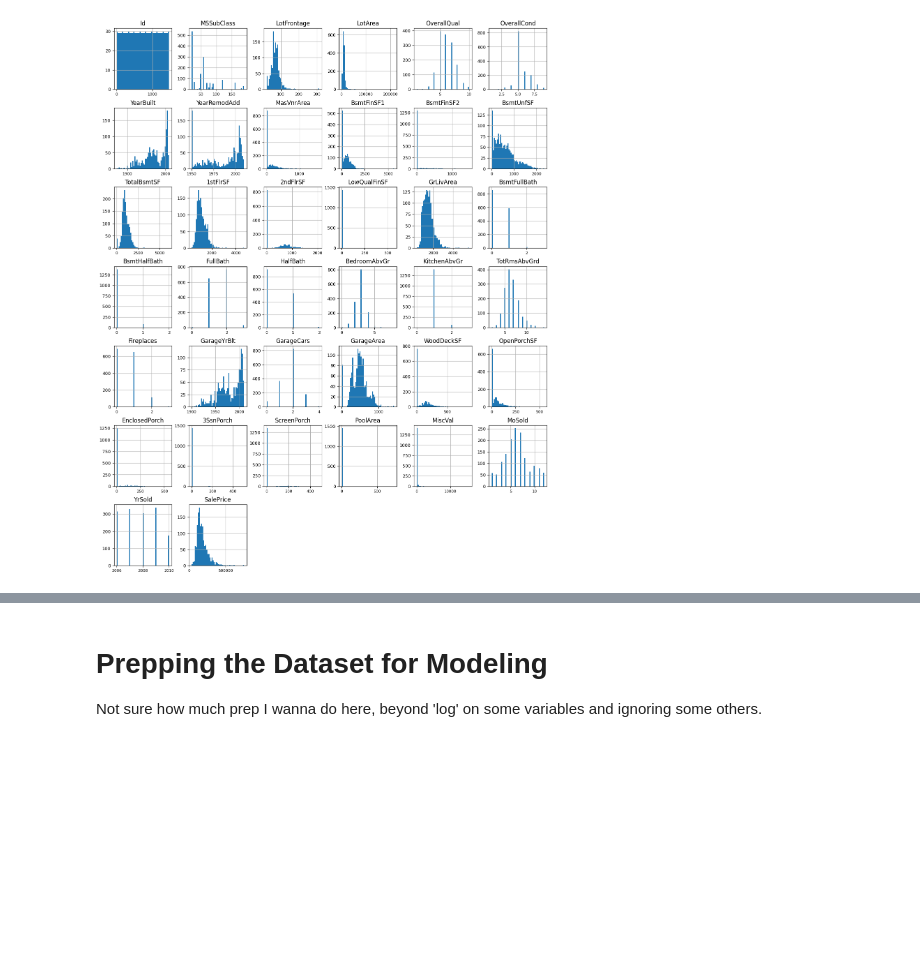
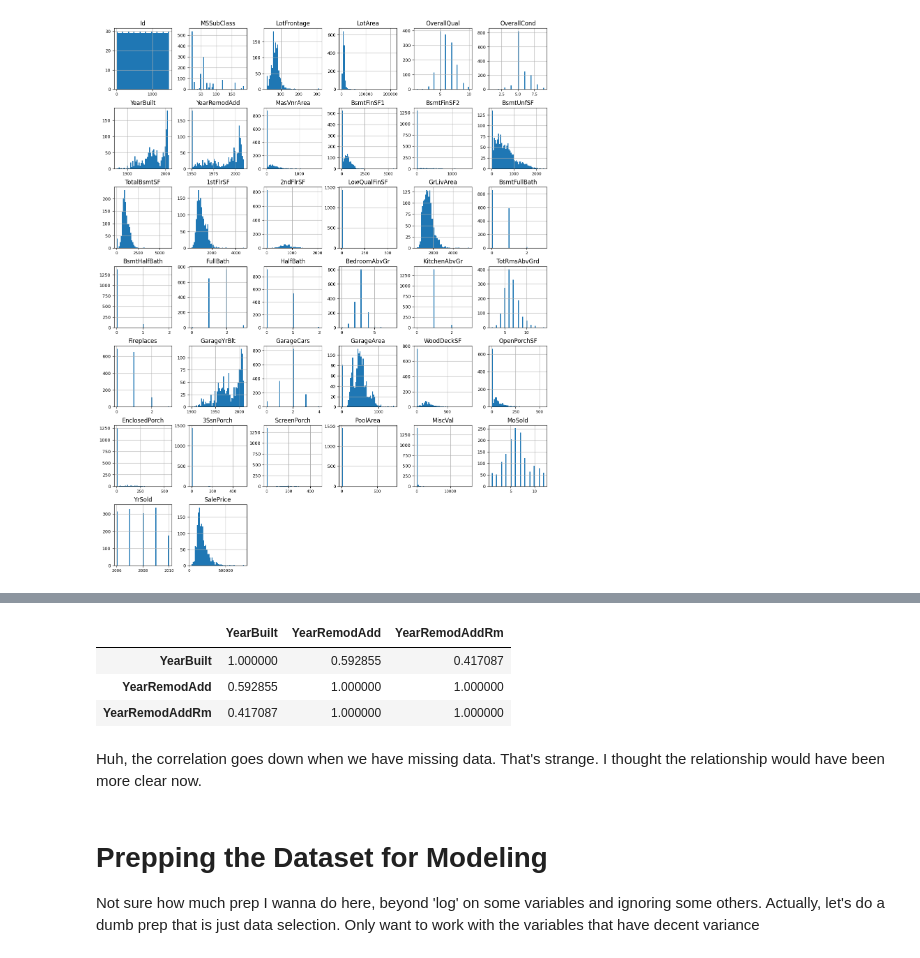
Before and after one commit to brendancopps7/Kaggle-House-Pricing, a Jupyter notebook: house-price-competition.ipynb, the cells around one changed output, grey strips where cells are left out. Cells and saved outputs as stored; diff of their text form; code cells hidden in the pictures; blank space fills up the shorter version.

```diff
--- a/house-price-competition.ipynb
+++ b/house-price-competition.ipynb
@@ -158,3 +228,15 @@ df_num.hist(figsize = (16, 20), bins = 50, xlabelsize = 8, ylabelsize = 9);
+# %%
+YearRemodAddRm = pd.DataFrame(df_num[['YearBuilt', 'YearRemodAdd']])
+YearRemodAddRm['YearRemodAddRm'] = np.where(YearRemodAddRm['YearRemodAdd'] == 1950, None, YearRemodAddRm['YearRemodAdd'])
+YearRemodAddRm.corr()
+# %% [output]
+|  | YearBuilt | YearRemodAdd | YearRemodAddRm |
+| YearBuilt | 1.000000 | 0.592855 | 0.417087 |
+| YearRemodAdd | 0.592855 | 1.000000 | 1.000000 |
+| YearRemodAddRm | 0.417087 | 1.000000 | 1.000000 |
+# %% [markdown]
+Huh, the correlation goes down when we have missing data. That's strange. I thought the relationship would have been more clear now.
 # %% [markdown]
 # Prepping the Dataset for Modeling
 Not sure how much prep I wanna do here, beyond 'log' on some variables and ignoring some others.
+Actually, let's do a dumb prep that is just data selection. Only want to work with the variables that have decent variance
```
Also changed, not shown: parts of 7 cells of this notebook.
